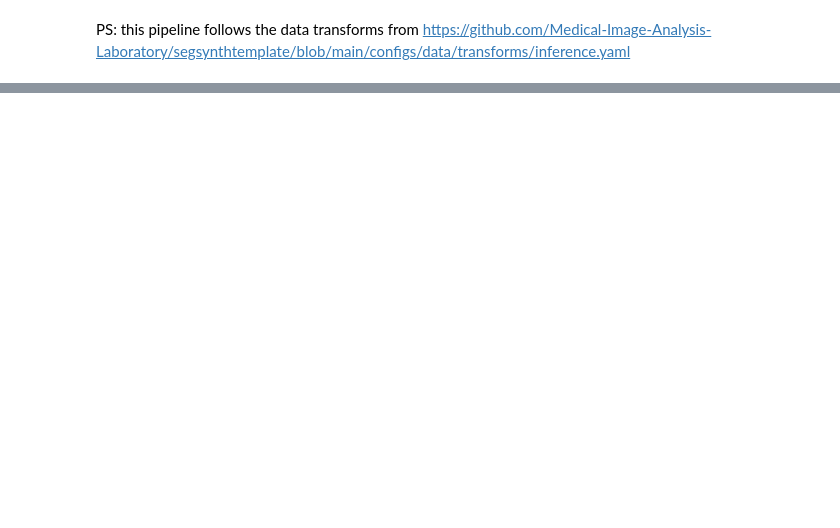
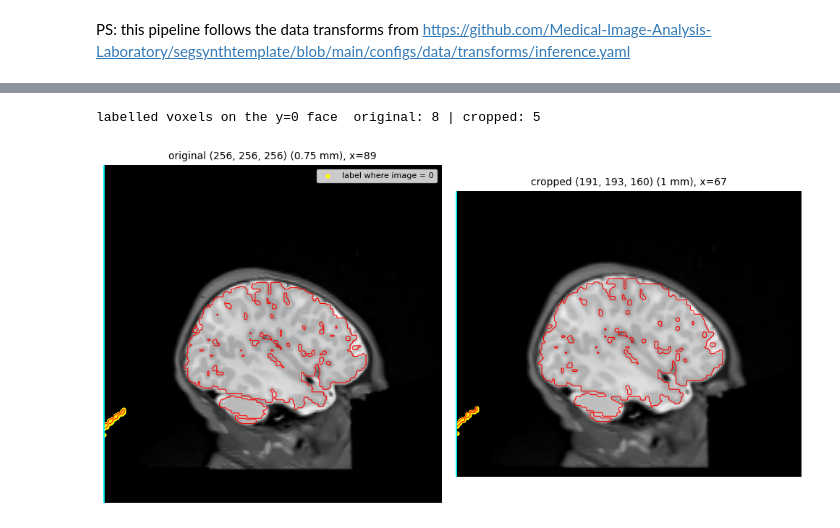
Before and after one commit to Yasmine-bou/-brain-mri-foundation-models, a Jupyter notebook: notebooks/04_preprocess_bobs.ipynb, the cells around one changed output, grey strips where cells are left out. Cells and saved outputs as stored; diff of their text form; code cells hidden in the pictures; blank space fills up the shorter version.

```diff
--- a/notebooks/04_preprocess_bobs.ipynb
+++ b/notebooks/04_preprocess_bobs.ipynb
@@ -164,0 +237,35 @@ First find the largest shape after resample → crop, over all subjects (slow, r
+# %%
+# sub-470437_ses-1mo: labels touch y=0 (back of the head). Original vs cropped.
+img_path, seg_path = next((i, s) for i, s in pairs if i.name.startswith("sub-470437_ses-1mo"))
+
+img = fill_nan(reorient_to_ras(nib.load(img_path)))
+seg = reorient_to_ras(nib.load(seg_path))
+img_r, seg_r = resample_to_spacing(img, seg, spacing=SPACING)
+img_c, seg_c = crop_to_foreground(img_r, seg_r, margin=5)
+
+# In each volume, pick the sagittal slice (fixed x) with the most labels on the y=0 face
+mask_o = np.asarray(seg.dataobj) > 0
+mask_c = np.asarray(seg_c.dataobj) > 0
+x_o = mask_o[:, 0, :].sum(axis=1).argmax()
+x_c = mask_c[:, 0, :].sum(axis=1).argmax()
+print("labelled voxels on the y=0 face  original:", mask_o[:, 0, :].sum(), "| cropped:", mask_c[:, 0, :].sum())
+
+fig, axes = plt.subplots(1, 2, figsize=(10, 5))
+for ax, im, m, x, title in [
+    (axes[0], img, mask_o, x_o, f"original {img.shape} (0.75 mm), x={x_o}"),
+    (axes[1], img_c, mask_c, x_c, f"cropped {img_c.shape} (1 mm), x={x_c}"),
+]:
+    data = im.get_fdata(dtype=np.float32)[x]       # sagittal slice: (y, z)
+    ax.imshow(data.T, cmap="gray", origin="lower")
+    ax.contour(m[x].T, levels=[0.5], colors="red", linewidths=0.8)
+    yy, zz = np.nonzero(m[x] & (data == 0))         # labels where the image is 0
+    ax.scatter(yy, zz, s=12, c="yellow", label="label where image = 0")
+    ax.axvline(-0.5, color="cyan", lw=2)            # y=0 edge = back of the head
+    ax.set_title(title, fontsize=10)
+    ax.axis("off")
+axes[0].legend(loc="upper right", fontsize=8)
+plt.tight_layout()
+plt.show()
+# %% [output]
+labelled voxels on the y=0 face  original: 8 | cropped: 5
+[figure, added]
```
Also changed, not shown: parts of 46 cells of this notebook, 4 other files.
